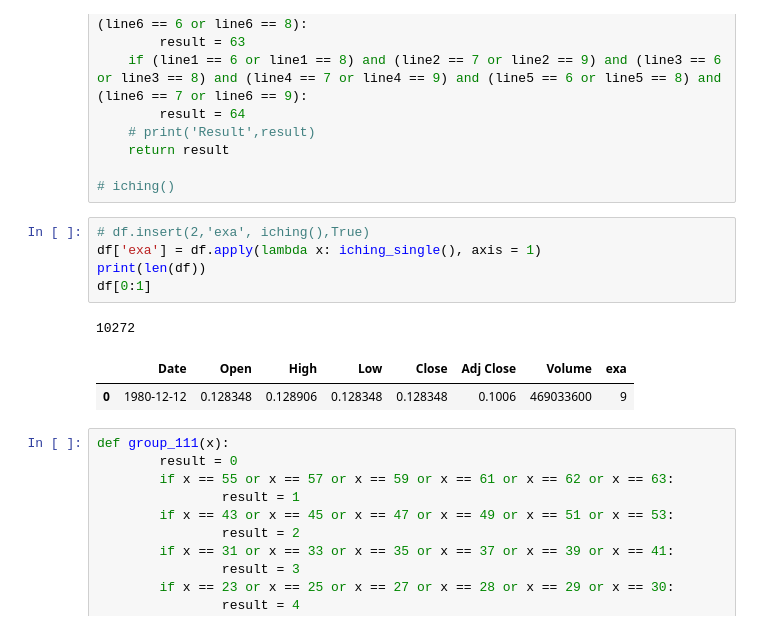
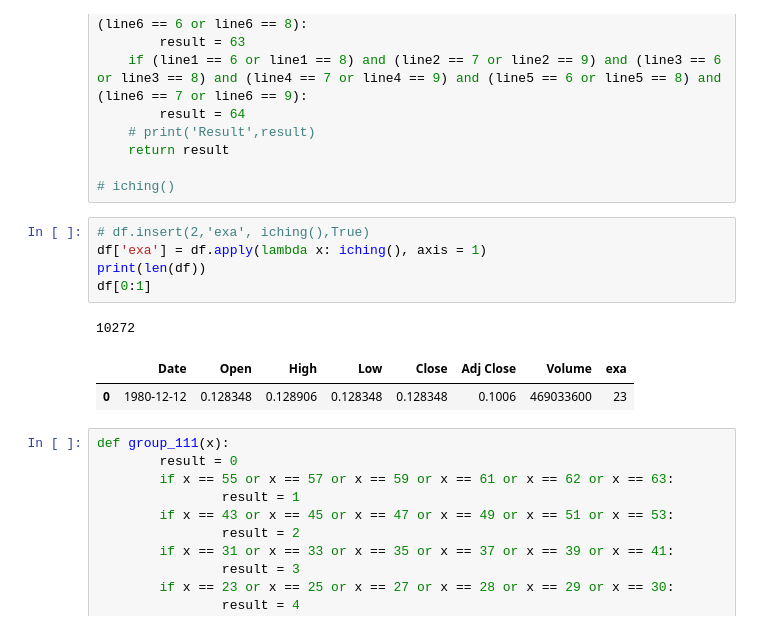
Before and after one commit to morticella/research, a Jupyter notebook: economy/iching-AAPL.ipynb, the cells around one changed output. Cells and saved outputs as stored; diff of their text form.

```diff
--- a/economy/iching-AAPL.ipynb
+++ b/economy/iching-AAPL.ipynb
@@ -198,13 +198,13 @@ def iching():
 # iching()
 # %%
 # df.insert(2,'exa', iching(),True)
-df['exa'] = df.apply(lambda x: iching_single(), axis = 1)
+df['exa'] = df.apply(lambda x: iching(), axis = 1)
 print(len(df))
 df[0:1]
 # %% [output]
 10272
 |  | Date | Open | High | Low | Close | Adj Close | Volume | exa |
-| 0 | 1980-12-12 | 0.128348 | 0.128906 | 0.128348 | 0.128348 | 0.1006 | 469033600 | 9 |
+| 0 | 1980-12-12 | 0.128348 | 0.128906 | 0.128348 | 0.128348 | 0.1006 | 469033600 | 23 |
 # %%
 def group_111(x):
         result = 0
```
Also changed, not shown: parts of 10 cells of this notebook, 4 other files.
